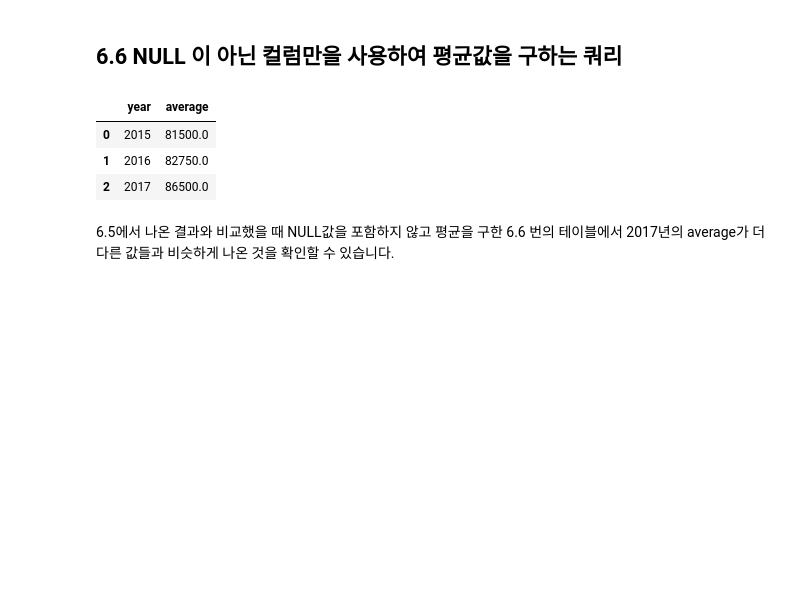
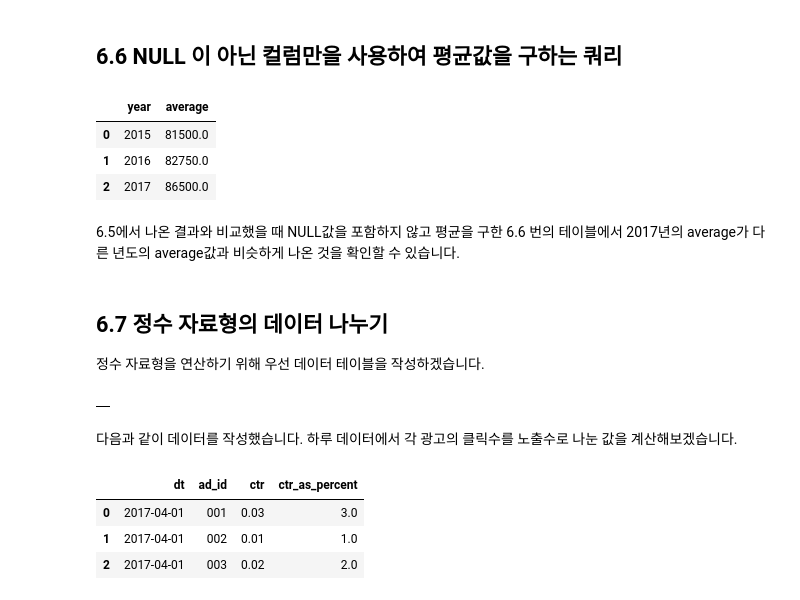
Before and after one commit to yhp2205/SQL, a Jupyter notebook: ch_6.ipynb, the cells around one changed output. Cells and saved outputs as stored; diff of their text form; code cells hidden in the pictures; blank space fills up the shorter version.

```diff
--- a/ch_6.ipynb
+++ b/ch_6.ipynb
@@ -180,4 +180,50 @@ ORDER BY
 | 1 | 2016 | 82750.0 |
 | 2 | 2017 | 86500.0 |
 # %% [markdown]
-6.5에서 나온 결과와 비교했을 때 NULL값을 포함하지 않고 평균을 구한 6.6 번의 테이블에서 2017년의 average가 더 다른 값들과 비슷하게 나온 것을 확인할 수 있습니다.
+6.5에서 나온 결과와 비교했을 때 NULL값을 포함하지 않고 평균을 구한 6.6 번의 테이블에서 2017년의 average가 다른 년도의 average값과 비슷하게 나온 것을 확인할 수 있습니다.
+# %% [markdown]
+## 6.7 정수 자료형의 데이터 나누기
+정수 자료형을 연산하기 위해 우선 데이터 테이블을 작성하겠습니다.
+# %%
+%%bigquery --project mygcpproject-340112
+DROP TABLE IF EXISTS sqldata.advertising_stats;
+CREATE TABLE sqldata.advertising_stats(
+    dt          string
+  , ad_id       string
+  , impressions integer
+  , clicks      integer
+);
+
+INSERT INTO sqldata.advertising_stats
+VALUES
+    ('2017-04-01', '001', 100000,  3000)
+  , ('2017-04-01', '002', 120000,  1200)
+  , ('2017-04-01', '003', 500000, 10000)
+  , ('2017-04-02', '001',      0,     0)
+  , ('2017-04-02', '002', 130000,  1400)
+  , ('2017-04-02', '003', 620000, 15000)
+;
+# %% [output]
+|  |
+# %% [markdown]
+다음과 같이 데이터를 작성했습니다. 하루 데이터에서 각 광고의 클릭수를 노출수로 나눈 값을 계산해보겠습니다.
+# %%
+%%bigquery --project mygcpproject-340112
+SELECT
+  dt
+,ad_id
+  -- 정수를 나눌 때는 자동적으로 실수로 변환
+  ,clicks/impressions AS ctr
+  ,100.0*clicks/impressions AS ctr_as_percent
+FROM
+  sqldata.advertising_stats
+WHERE
+  dt='2017-04-01'
+ORDER BY
+  dt,ad_id
+;
+# %% [output]
+|  | dt | ad_id | ctr | ctr_as_percent |
+| 0 | 2017-04-01 | 001 | 0.03 | 3.0 |
+| 1 | 2017-04-01 | 002 | 0.01 | 1.0 |
+| 2 | 2017-04-01 | 003 | 0.02 | 2.0 |
```
Also changed, not shown: parts of 6 cells of this notebook.
